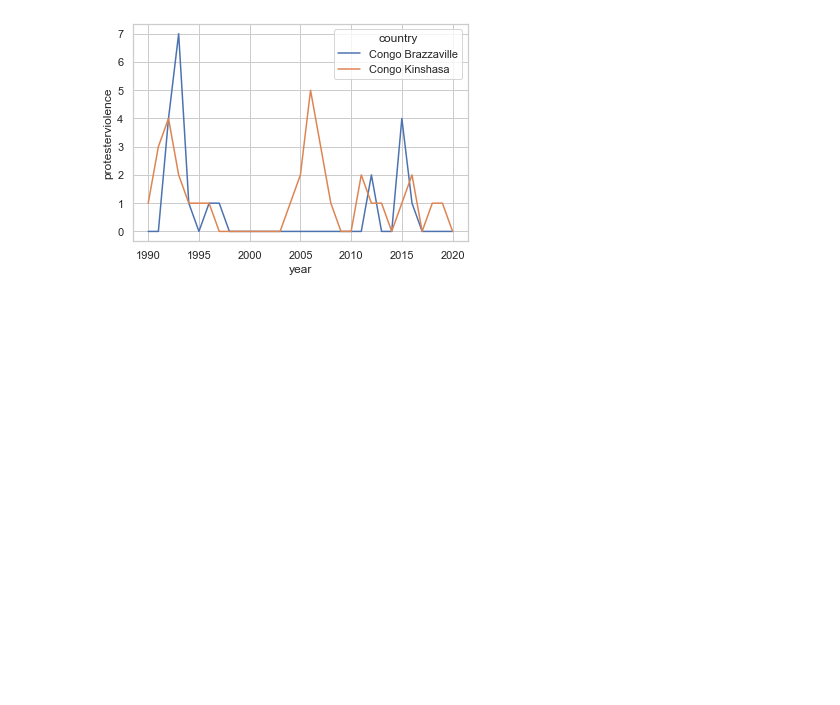
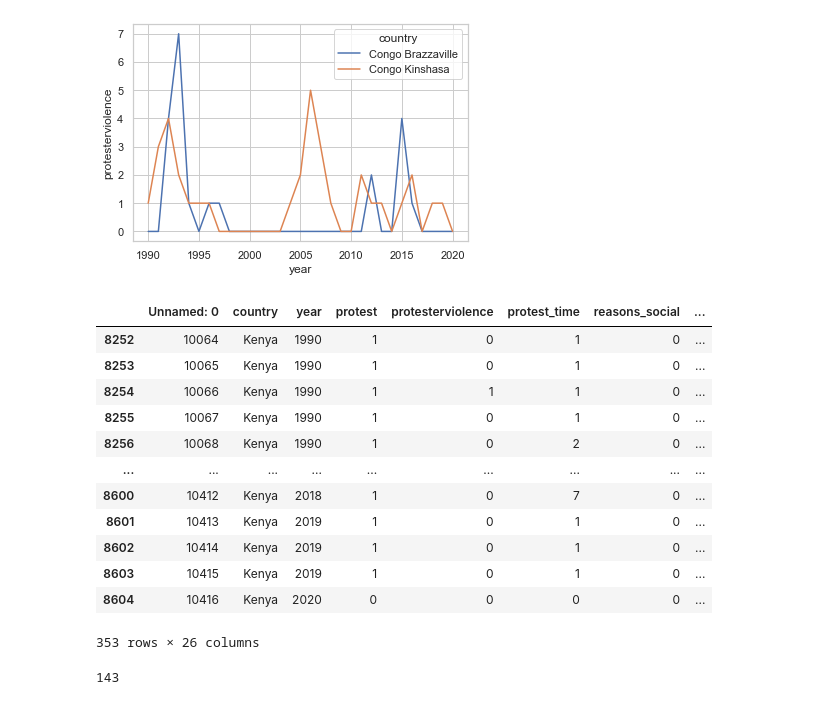
Before and after one commit to rainiwu/global-protests-analysis, a Jupyter notebook: casestudy.ipynb, the cells around one changed output. Drawn from its saved outputs; the diff is of its cells as text; code cells hidden in the pictures; blank space fills up the shorter version.

```diff
--- a/casestudy.ipynb
+++ b/casestudy.ipynb
@@ -117,3 +117,23 @@ congos_sep_plot = sns.lineplot(x = 'year', y = 'protest', hue = 'country', data
 congos_sep_plot = sns.lineplot(x = 'year', y = 'protesterviolence', hue = 'country', data = df_congos_sep)
 # %% [output]
 [figure]
+# %%
+df_kenya
+# %% [output]
+|  | Unnamed: 0 | country | year | protest | protesterviolence | protest_time | reasons_social | ... |
+| 8252 | 10064 | Kenya | 1990 | 1 | 0 | 1 | 0 | ... |
+| 8253 | 10065 | Kenya | 1990 | 1 | 0 | 1 | 0 | ... |
+| 8254 | 10066 | Kenya | 1990 | 1 | 1 | 1 | 0 | ... |
+| 8255 | 10067 | Kenya | 1990 | 1 | 0 | 1 | 0 | ... |
+| 8256 | 10068 | Kenya | 1990 | 1 | 0 | 2 | 0 | ... |
+| ... | ... | ... | ... | ... | ... | ... | ... | ... |
+| 8600 | 10412 | Kenya | 2018 | 1 | 0 | 7 | 0 | ... |
+| 8601 | 10413 | Kenya | 2019 | 1 | 0 | 1 | 0 | ... |
+| 8602 | 10414 | Kenya | 2019 | 1 | 0 | 1 | 0 | ... |
+| 8603 | 10415 | Kenya | 2019 | 1 | 0 | 1 | 0 | ... |
+| 8604 | 10416 | Kenya | 2020 | 0 | 0 | 0 | 0 | ... |
+353 rows × 26 columns
+# %%
+df_kenya[df_kenya['year'] == 2015]['protest'].sum()
+# %% [output]
+143
```
Also changed, not shown: parts of 7 cells of this notebook.
